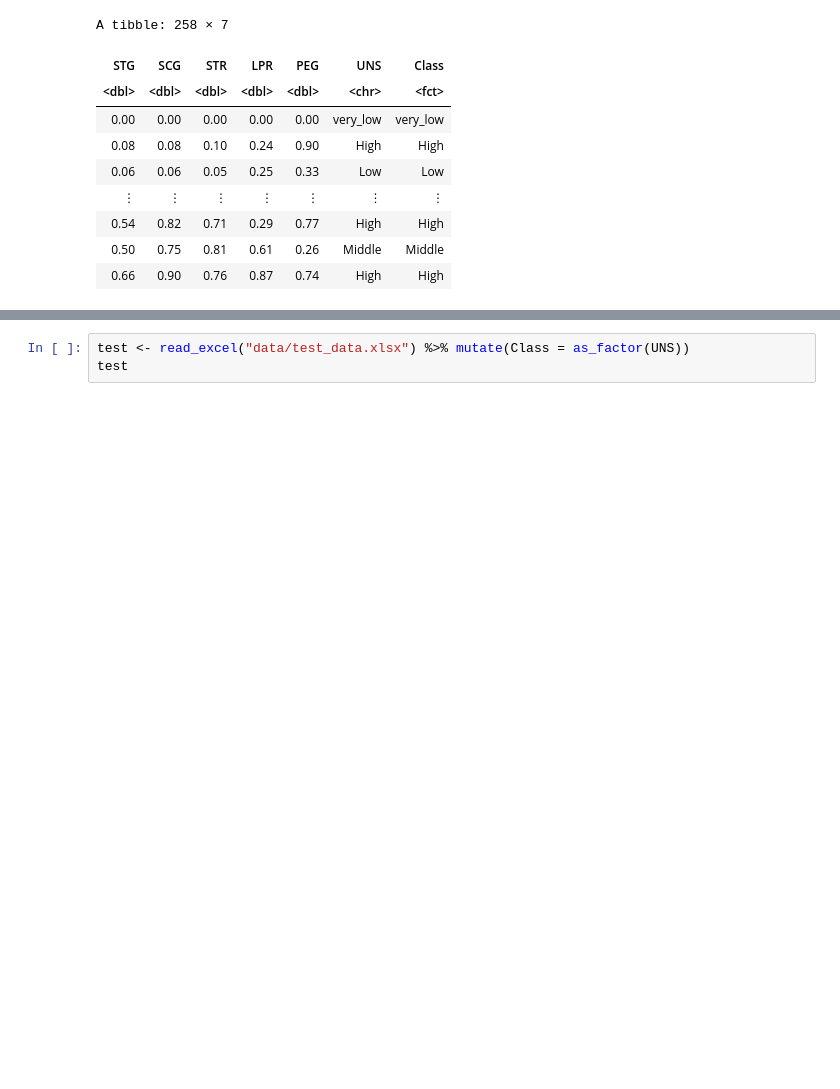
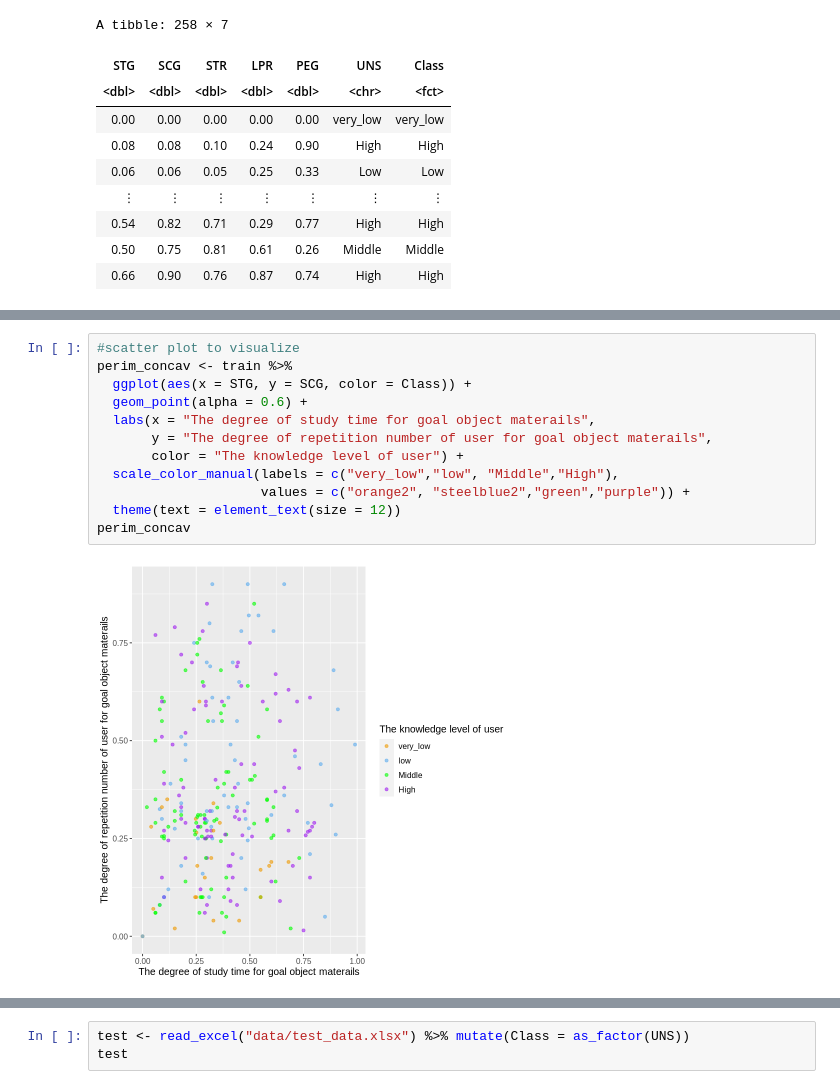
Before and after one commit to YitongZhang01/User-Knowledg-Level-Modelling-and-Analysis, a Jupyter notebook: group_project.ipynb, the cells around one changed output, grey strips where cells are left out. Drawn from its saved outputs; the diff is of its cells as text; blank space fills up the shorter version.

```diff
--- a/group_project.ipynb
+++ b/group_project.ipynb
@@ -46,0 +51,14 @@ A tibble: 258 × 7
+# %%
+#scatter plot to visualize
+perim_concav <- train %>%
+  ggplot(aes(x = STG, y = SCG, color = Class)) +
+  geom_point(alpha = 0.6) +
+  labs(x = "The degree of study time for goal object materails",
+       y = "The degree of repetition number of user for goal object materails",
+       color = "The knowledge level of user") +
+  scale_color_manual(labels = c("very_low","low", "Middle","High"),
+                     values = c("orange2", "steelblue2","green","purple")) +
+  theme(text = element_text(size = 12))
+perim_concav
+# %% [output]
+[figure, added]
```
Also changed, not shown: parts of 7 cells of this notebook, 1 other file.
